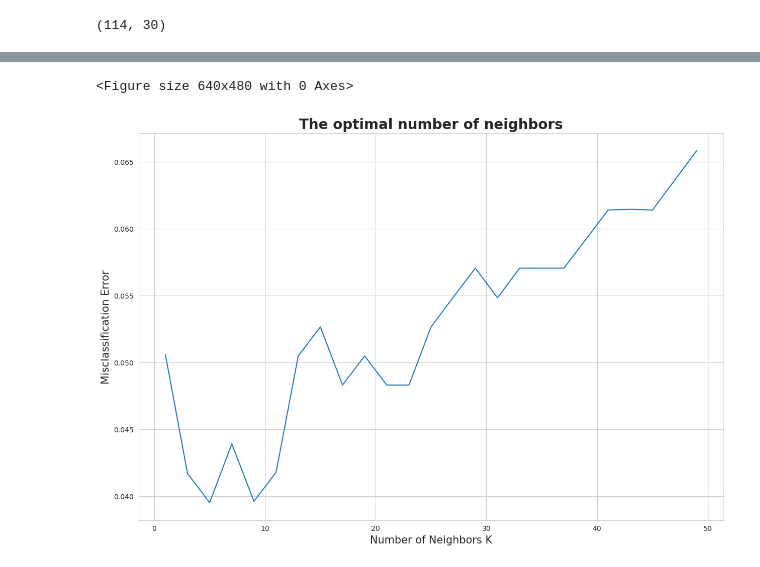
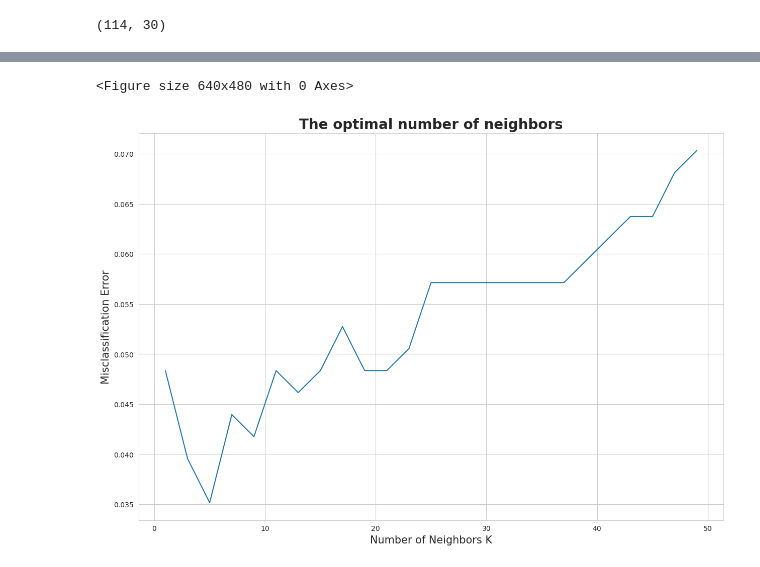
Before and after one commit to ZakariaElguazzar/KNN, a Jupyter notebook: knn.ipynb, the cells around one changed output, grey strips where cells are left out. Drawn from its saved outputs; the diff is of its cells as text; code cells hidden in the pictures.

```diff
--- a/knn.ipynb
+++ b/knn.ipynb
@@ -88,3 +88,23 @@ from sklearn.preprocessing import StandardScaler
 scaler = StandardScaler()
 X_train_scaled = scaler.fit_transform(normalized_x_train)
 X_test_scaled = scaler.transform(normalized_x_test)
+# %%
+#Using cross-validation for parameter tuning
+# creating list of K for KNN
+k_list = list(range(1,50,2))
+# creating list of cv scores
+cv_scores = []
+
+# perform 5-fold cross validation
+for k in k_list:
+    print(k)
+    knn = KNeighborsClassifier(n_neighbors=k,metric="manhattan")
+    scores = cross_val_score(knn, X_train_scaled, y_train, cv=5, scoring='accuracy')
+    cv_scores.append([scores.mean(),k])
+cv_scores=np.array(cv_scores)
+print(cv_scores[:,1])
+
+
+
+#from scipy import stats
+#stats.mode(a, keepdims=True)
@@ -90,0 +129,6 @@ X_test_scaled = scaler.transform(normalized_x_test)
+# %%
+# changing to misclassification error
+MSE = [1 - x for x in cv_scores[:,0]]
+print(MSE)
+best_k=int(cv_scores[MSE.index(min(MSE))][1])
+print(best_k)
@@ -187,16 +200,13 @@ cv_scores
 # %%
-# changing to misclassification error
-MSE = [1 - x for x in cv_scores]
-
 plt.figure()
 plt.figure(figsize=(15,10))
 plt.title('The optimal number of neighbors', fontsize=20, fontweight='bold')
 plt.xlabel('Number of Neighbors K', fontsize=15)
 plt.ylabel('Misclassification Error', fontsize=15)
 sns.set_style("whitegrid")
 plt.plot(k_list, MSE)
 
 plt.show()
 # %% [output]
 <Figure size 640x480 with 0 Axes>
-[figure, old version]
+[figure, new version]
```
Also changed, not shown: parts of 8 cells of this notebook.
